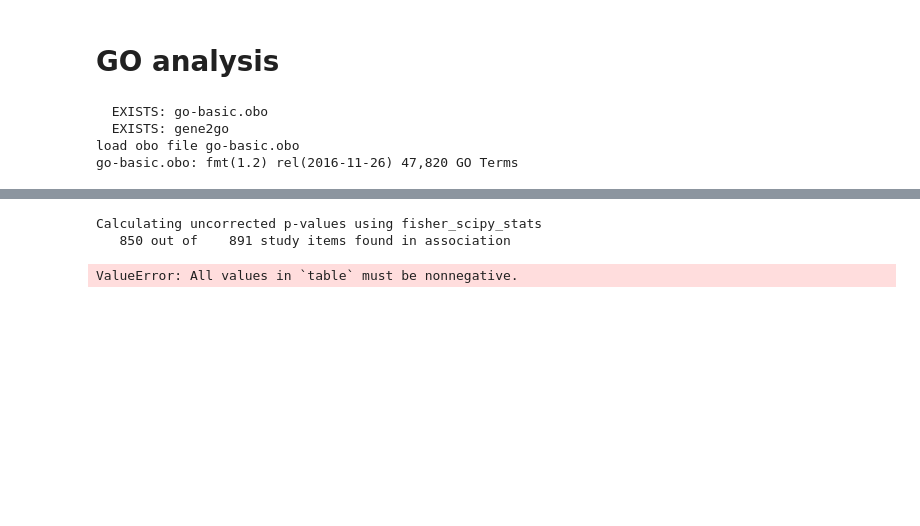
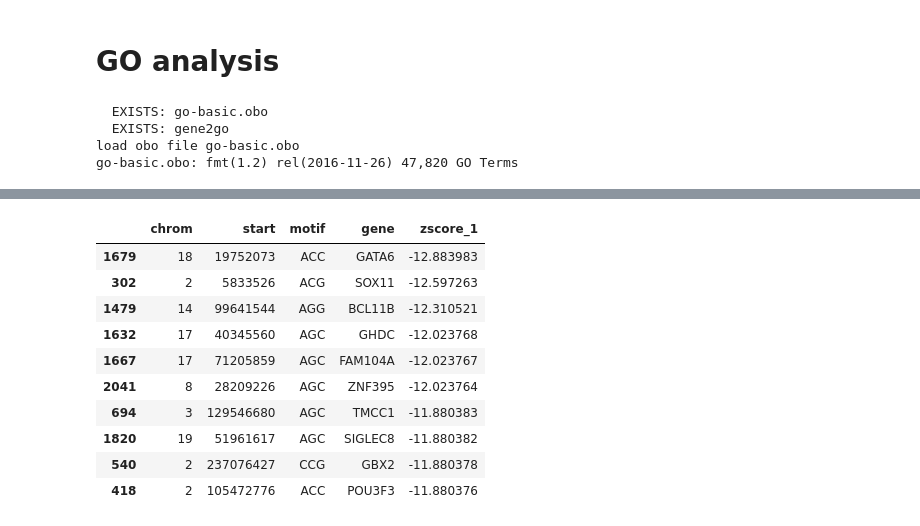
Before and after one commit to gymreklab/mutea-autosomal, a Jupyter notebook: figures/Figure4_InterpretingConstraint.ipynb, the cells around one changed output, grey strips where cells are left out. Saved outputs shown, nothing was run; the diff lists cells and outputs as text; code cells hidden in the pictures; blank space fills up the shorter version.

```diff
--- a/figures/Figure4_InterpretingConstraint.ipynb
+++ b/figures/Figure4_InterpretingConstraint.ipynb
@@ -330,17 +337,3 @@ Propagating term counts to parents ..
-# %%
-# Enrichment of top and bottom constrained genes
-top_constrained = list(coding[coding["geneid"]!=-1][coding["ml_mu"] < -7]["geneid"].values)
-bottom_constrained = list(coding[coding["geneid"]!=-1][coding["diff_1"] > 0]["geneid"].values)
-
-goea_results_all = goeaobj.run_study(top_constrained)
-goeaobj.wr_txt("top_constrained.txt", goea_results_all)
-
-goea_results_all = goeaobj.run_study(bottom_constrained)
-goeaobj.wr_txt("bottom_constrained.txt", goea_results_all)
-# %% [output]
-Calculating uncorrected p-values using fisher_scipy_stats
-   850 out of    891 study items found in association
-ValueError: All values in `table` must be nonnegative.
 # %%
 coding = pd.read_csv(os.path.join(DATAPATH, "strsets", "lobSTR_ref_GRCh37_coding_genes.bed.gz"), sep="\t", names=["chrom","start","end","gene"])
 coding = pd.merge(coding, dataset, on=["chrom","start","end"]).drop_duplicates()
@@ -350,0 +340,15 @@ autism[autism["category"].apply(lambda x: "1" in x)]
+# %%
+coding = coding[coding["gene"].apply(lambda x: "." not in x)]
+coding.sort("zscore_1")[["chrom","start","motif","gene","zscore_1"]].head(n=10)
+# %% [output]
+|  | chrom | start | motif | gene | zscore_1 |
+| 1679 | 18 | 19752073 | ACC | GATA6 | -12.883983 |
+| 302 | 2 | 5833526 | ACG | SOX11 | -12.597263 |
+| 1479 | 14 | 99641544 | AGG | BCL11B | -12.310521 |
+| 1632 | 17 | 40345560 | AGC | GHDC | -12.023768 |
+| 1667 | 17 | 71205859 | AGC | FAM104A | -12.023767 |
+| 2041 | 8 | 28209226 | AGC | ZNF395 | -12.023764 |
+| 694 | 3 | 129546680 | AGC | TMCC1 | -11.880383 |
+| 1820 | 19 | 51961617 | AGC | SIGLEC8 | -11.880382 |
+| 540 | 2 | 237076427 | CCG | GBX2 | -11.880378 |
+| 418 | 2 | 105472776 | ACC | POU3F3 | -11.880376 |
```
Also changed, not shown: parts of 10 cells of this notebook, 19 other files.
